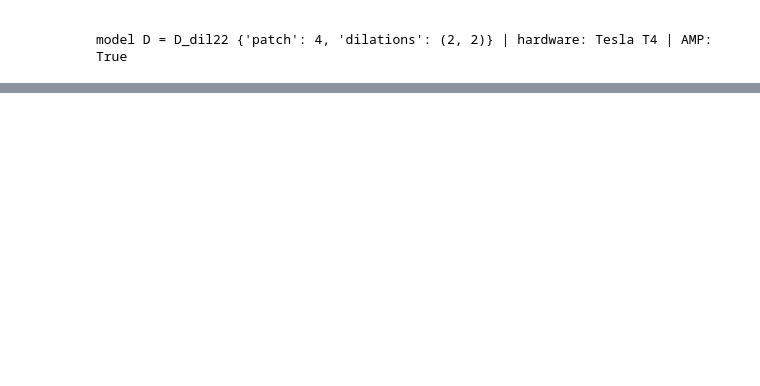
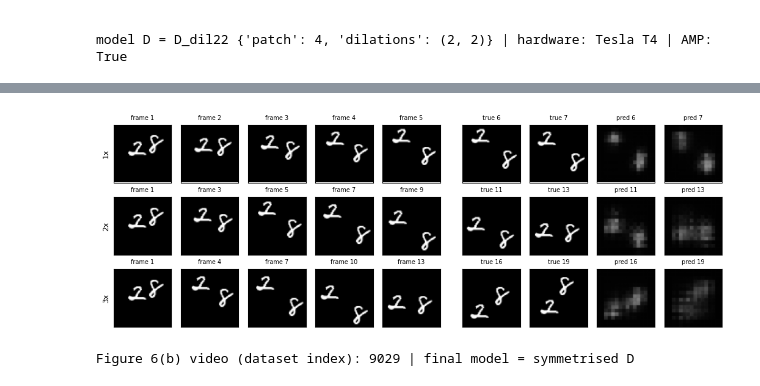
Before and after one commit to ShanzayIQ/AI651-Assignment2, a Jupyter notebook: Q2_part1.ipynb, the cells around one changed output, grey strips where cells are left out. Cells and saved outputs as stored; diff of their text form; code cells hidden in the pictures; blank space fills up the shorter version.

```diff
--- a/Q2_part1.ipynb
+++ b/Q2_part1.ipynb
@@ -1080,0 +1109,8 @@ model D = D_dil22 {'patch': 4, 'dilations': (2, 2)} | hardware: Tesla T4 | AMP:
+# %%
+# symmetrised D vs symmetrised D+B, same rule as for model D: lowest mean validation E2 over 1x, 2x, 3x
+val6 = {n: val_scores(sym[n][0]) for n in sym if n != 'B'}
+for n, r in val6.items():
+    print(f'sym {n:4s} (val, seed 0) | ' + ' | '.join(f'{k} {fmt(v)}' for k, v in r.items()))
+FINAL = min(val6, key=lambda n: val6[n]['score'])
+print('\nfinal model = symmetrised', FINAL)
+json.dump(dict(val=val6, final=FINAL), open(os.path.join(RES_DIR, 'final_selection.json'), 'w'), indent=1)
@@ -1080,0 +1204,20 @@ model D = D_dil22 {'patch': 4, 'dilations': (2, 2)} | hardware: Tesla T4 | AMP:
+# %%
+fig, axes = plt.subplots(3, 10, figsize=(13, 4.3),
+                         gridspec_kw=dict(width_ratios=[1]*5 + [0.15] + [1]*4, wspace=0.05, hspace=0.25))
+for r, k in enumerate((1, 2, 3)):
+    X, Y, _ = batch_windows(test_dev, torch.tensor([FIG5_ID]), torch.tensor([1]), torch.tensor([k]))
+    P = predict(final_model, X)
+    in_fr = [1 + k * i for i in range(5)]; out_fr = [1 + 5 * k, 1 + 6 * k]
+    imgs = [(X[0, i], f'frame {in_fr[i]}') for i in range(5)] + \
+           [(Y[0, h], f'true {out_fr[h]}') for h in range(2)] + [(P[0, h], f'pred {out_fr[h]}') for h in range(2)]
+    axes[r, 5].axis('off')
+    for c, (im, title) in enumerate(imgs):
+        ax = axes[r, c if c < 5 else c + 1]
+        ax.imshow(im[0].cpu(), cmap='gray', vmin=0, vmax=1); ax.set_xticks([]); ax.set_yticks([])
+        ax.set_title(title, fontsize=7)
+        if c == 0: ax.set_ylabel(f'{k}x', fontsize=9)
+plt.savefig(os.path.join(FIG_DIR, 'figure6b_final_speed.png'), dpi=200, bbox_inches='tight'); plt.show()
+print('Figure 6(b) video (dataset index):', 9000 + FIG5_ID, '| final model = symmetrised', FINAL)
+# %% [output]
+[figure, added]
+Figure 6(b) video (dataset index): 9029 | final model = symmetrised D
```
Also changed, not shown: parts of 5 cells of this notebook.
